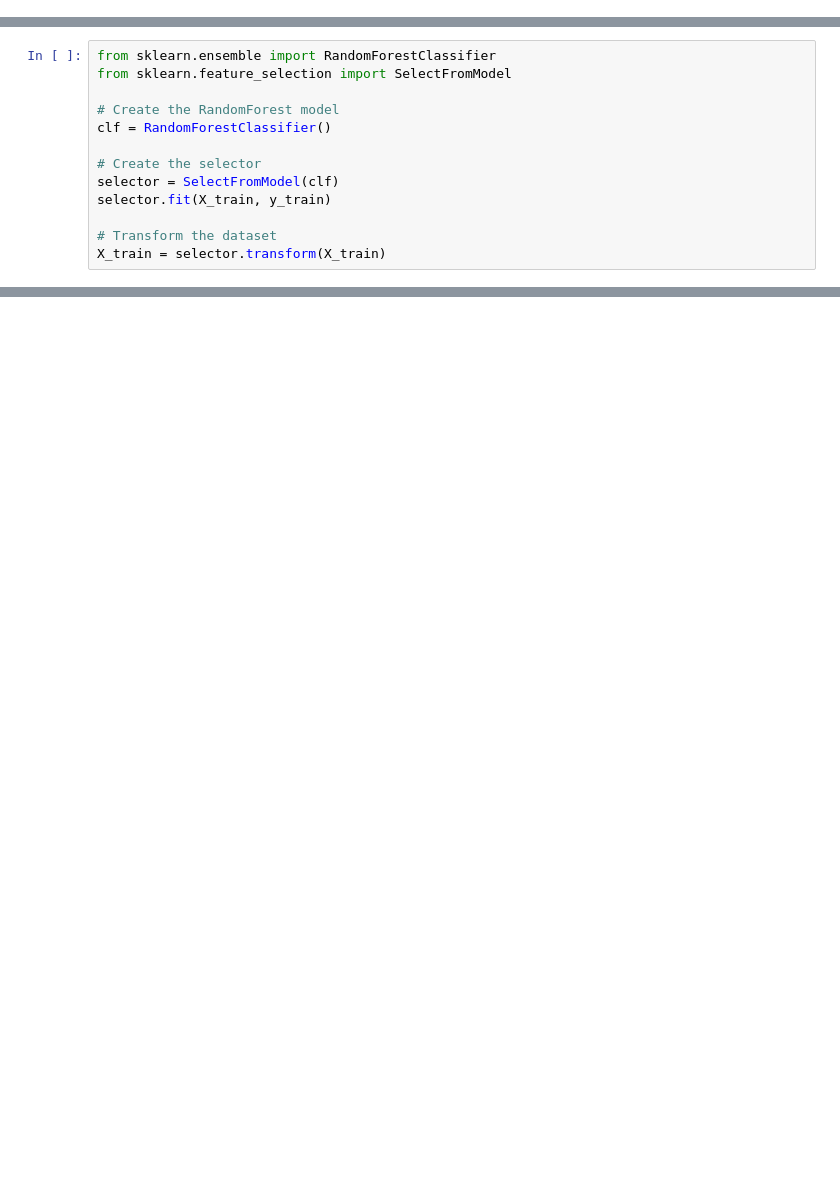
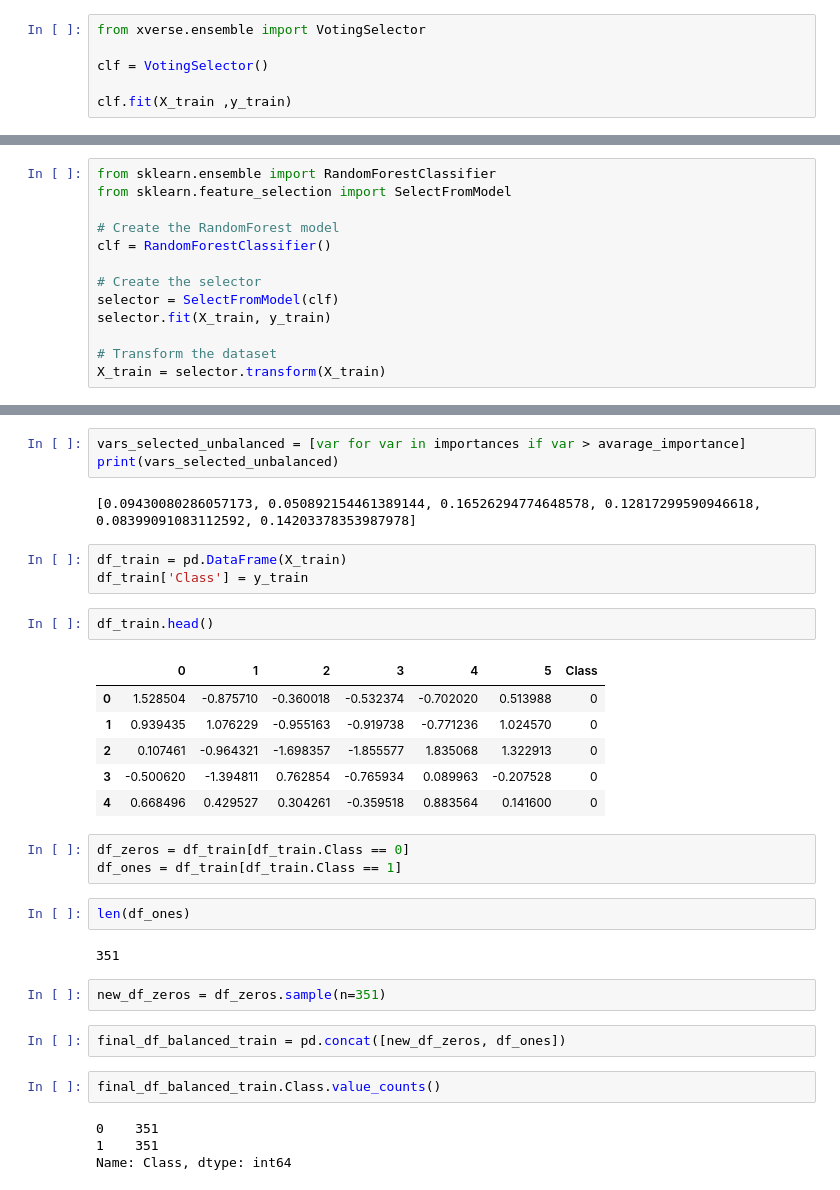
Before and after one commit to yilmazteyfik/creditcar_freud, a Jupyter notebook: old/handling_imbalance_data.ipynb, the cells around one changed output, grey strips where cells are left out. Saved outputs shown, nothing was run; the diff lists cells and outputs as text; blank space fills up the shorter version.

```diff
--- a/handling_imbalance_data.ipynb
+++ b/old/handling_imbalance_data.ipynb
@@ -194,3 +194,9 @@ V7        194227
 V8        194227
 V9        194227
 dtype: int64
+# %%
+from xverse.ensemble import VotingSelector
+
+clf = VotingSelector()
+
+clf.fit(X_train ,y_train)
@@ -212,0 +228,34 @@ X_train = selector.transform(X_train)
+# %%
+vars_selected_unbalanced = [var for var in importances if var > avarage_importance]
+print(vars_selected_unbalanced)
+# %% [output]
+[0.09430080286057173, 0.050892154461389144, 0.16526294774648578, 0.12817299590946618, 0.08399091083112592, 0.14203378353987978]
+# %%
+df_train = pd.DataFrame(X_train)
+df_train['Class'] = y_train
+# %%
+df_train.head()
+# %% [output]
+|  | 0 | 1 | 2 | 3 | 4 | 5 | Class |
+| 0 | 1.528504 | -0.875710 | -0.360018 | -0.532374 | -0.702020 | 0.513988 | 0 |
+| 1 | 0.939435 | 1.076229 | -0.955163 | -0.919738 | -0.771236 | 1.024570 | 0 |
+| 2 | 0.107461 | -0.964321 | -1.698357 | -1.855577 | 1.835068 | 1.322913 | 0 |
+| 3 | -0.500620 | -1.394811 | 0.762854 | -0.765934 | 0.089963 | -0.207528 | 0 |
+| 4 | 0.668496 | 0.429527 | 0.304261 | -0.359518 | 0.883564 | 0.141600 | 0 |
+# %%
+df_zeros = df_train[df_train.Class == 0]
+df_ones = df_train[df_train.Class == 1]
+# %%
+len(df_ones)
+# %% [output]
+351
+# %%
+new_df_zeros = df_zeros.sample(n=351)
+# %%
+final_df_balanced_train = pd.concat([new_df_zeros, df_ones])
+# %%
+final_df_balanced_train.Class.value_counts()
+# %% [output]
+0    351
+1    351
+Name: Class, dtype: int64
```
Also changed, not shown: parts of 9 cells of this notebook, 3 other files.
